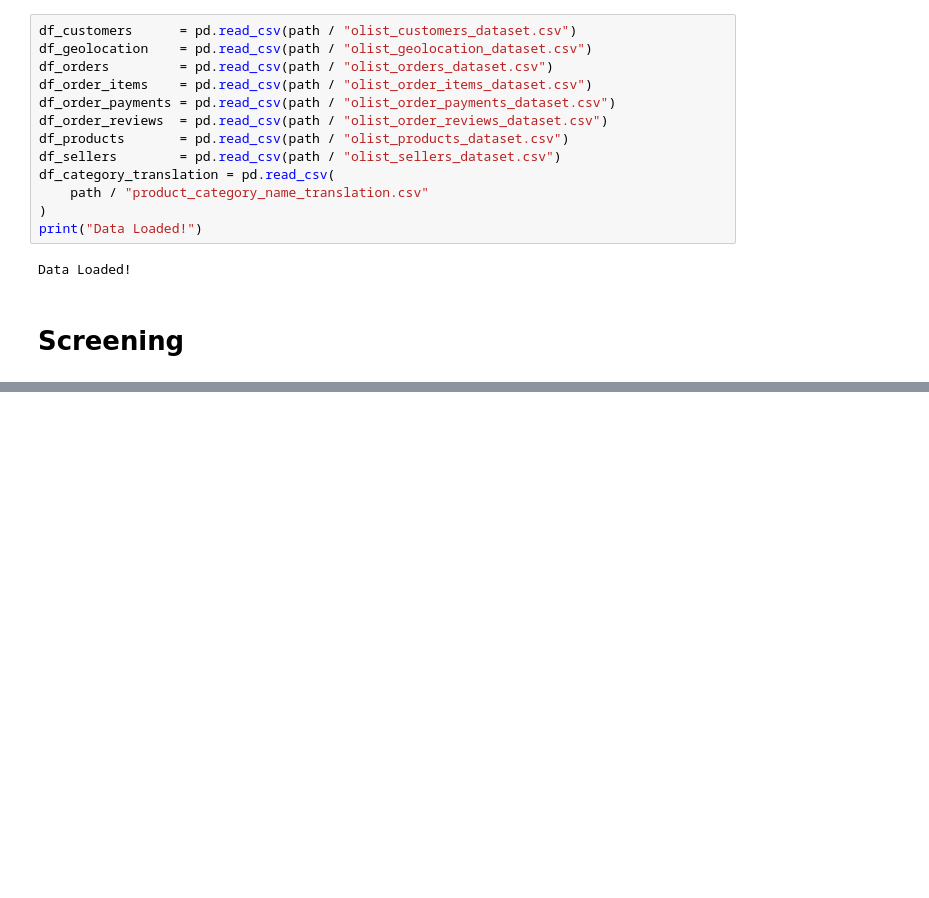
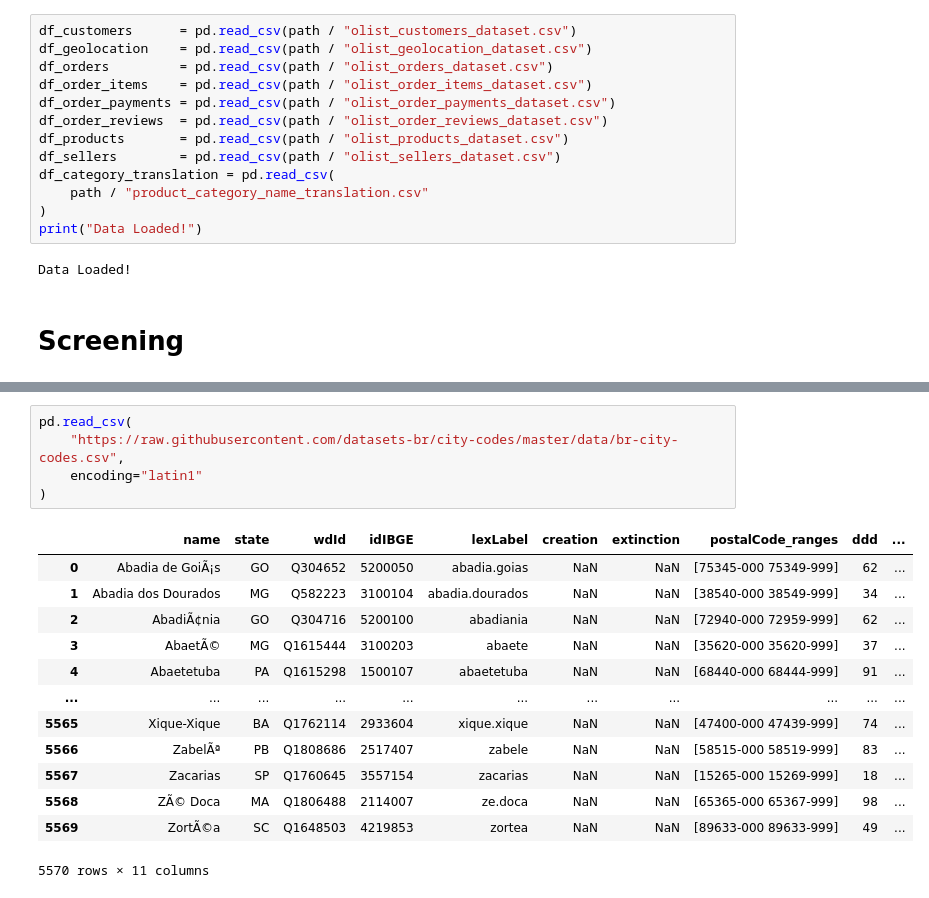
Before and after one commit to rafli-1729/ai-business-analyst, a Jupyter notebook: notebooks/preparation.ipynb, the cells around one changed output, grey strips where cells are left out. Saved outputs shown, nothing was run; the diff lists cells and outputs as text; blank space fills up the shorter version.

```diff
--- a/notebooks/preparation.ipynb
+++ b/notebooks/preparation.ipynb
@@ -55,0 +610,19 @@ df_order_items
+# %%
+pd.read_csv(
+    "https://raw.githubusercontent.com/datasets-br/city-codes/master/data/br-city-codes.csv",
+    encoding="latin1"
+)
+# %% [output]
+|  | name | state | wdId | idIBGE | lexLabel | creation | extinction | postalCode_ranges | ddd | ... |
+| 0 | Abadia de GoiÃ¡s | GO | Q304652 | 5200050 | abadia.goias | NaN | NaN | [75345-000 75349-999] | 62 | ... |
+| 1 | Abadia dos Dourados | MG | Q582223 | 3100104 | abadia.dourados | NaN | NaN | [38540-000 38549-999] | 34 | ... |
+| 2 | AbadiÃ¢nia | GO | Q304716 | 5200100 | abadiania | NaN | NaN | [72940-000 72959-999] | 62 | ... |
+| 3 | AbaetÃ© | MG | Q1615444 | 3100203 | abaete | NaN | NaN | [35620-000 35620-999] | 37 | ... |
+| 4 | Abaetetuba | PA | Q1615298 | 1500107 | abaetetuba | NaN | NaN | [68440-000 68444-999] | 91 | ... |
+| ... | ... | ... | ... | ... | ... | ... | ... | ... | ... | ... |
+| 5565 | Xique-Xique | BA | Q1762114 | 2933604 | xique.xique | NaN | NaN | [47400-000 47439-999] | 74 | ... |
+| 5566 | ZabelÃª | PB | Q1808686 | 2517407 | zabele | NaN | NaN | [58515-000 58519-999] | 83 | ... |
+| 5567 | Zacarias | SP | Q1760645 | 3557154 | zacarias | NaN | NaN | [15265-000 15269-999] | 18 | ... |
+| 5568 | ZÃ© Doca | MA | Q1806488 | 2114007 | ze.doca | NaN | NaN | [65365-000 65367-999] | 98 | ... |
+| 5569 | ZortÃ©a | SC | Q1648503 | 4219853 | zortea | NaN | NaN | [89633-000 89633-999] | 49 | ... |
+5570 rows × 11 columns
```
Also changed, not shown: parts of 50 cells of this notebook, 28 other files.
